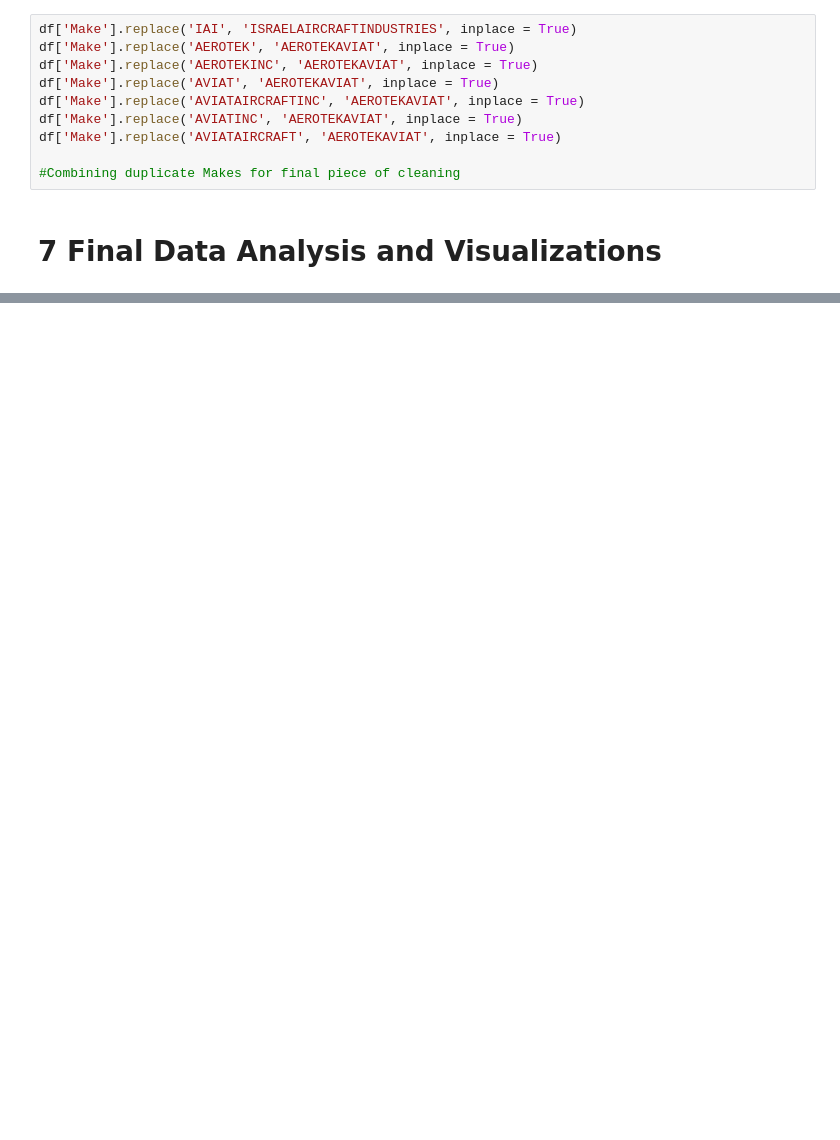
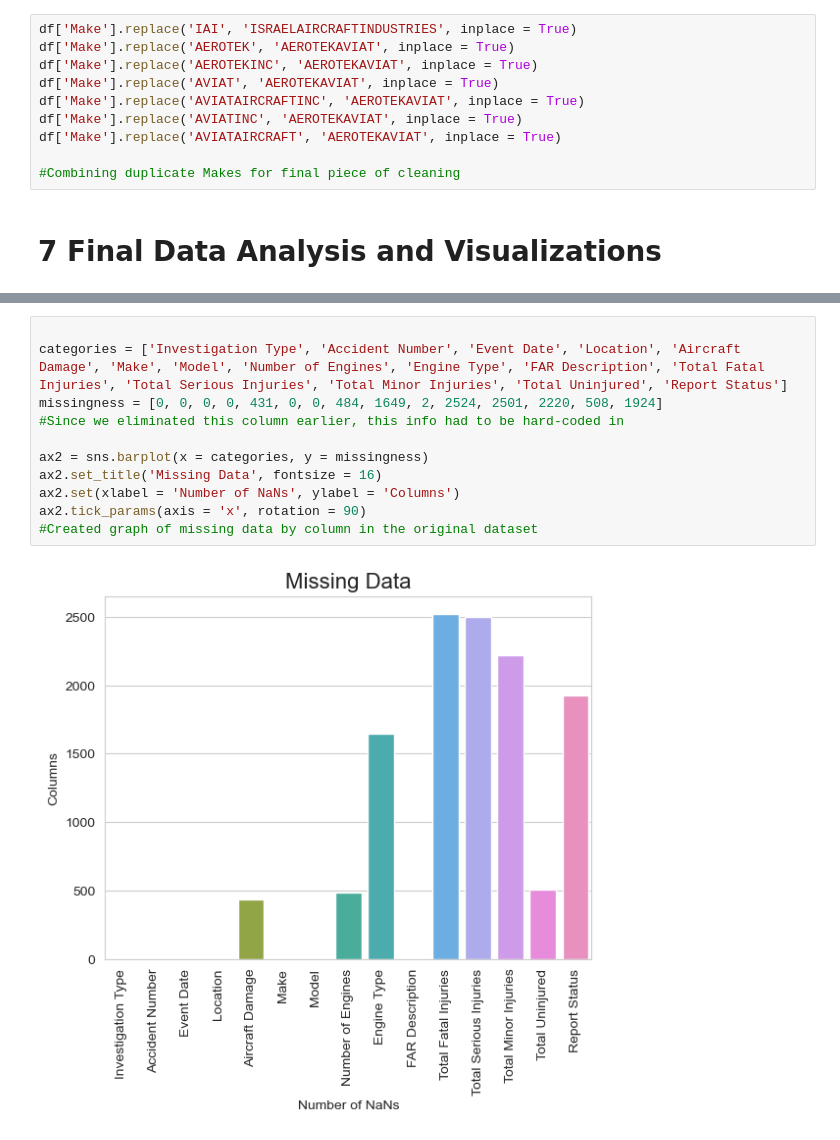
Before and after one commit to Bekahlmc/Ranking-Safest-Private-Planes, a Jupyter notebook: Ranking_Safest_Private_Planes.ipynb, the cells around one changed output, grey strips where cells are left out. Drawn from its saved outputs; the diff is of its cells as text; blank space fills up the shorter version.

```diff
--- a/Ranking_Safest_Private_Planes.ipynb
+++ b/Ranking_Safest_Private_Planes.ipynb
@@ -808,0 +869,13 @@ Name: Accident Number, dtype: object
+# %%
+
+categories = ['Investigation Type', 'Accident Number', 'Event Date', 'Location', 'Aircraft Damage', 'Make', 'Model', 'Number of Engines', 'Engine Type', 'FAR Description', 'Total Fatal Injuries', 'Total Serious Injuries', 'Total Minor Injuries', 'Total Uninjured', 'Report Status']
+missingness = [0, 0, 0, 0, 431, 0, 0, 484, 1649, 2, 2524, 2501, 2220, 508, 1924]
+#Since we eliminated this column earlier, this info had to be hard-coded in
+
+ax2 = sns.barplot(x = categories, y = missingness)
+ax2.set_title('Missing Data', fontsize = 16)
+ax2.set(xlabel = 'Number of NaNs', ylabel = 'Columns')
+ax2.tick_params(axis = 'x', rotation = 90)
+#Created graph of missing data by column in the original dataset
+# %% [output]
+[figure, added]
```
Also changed, not shown: parts of 10 cells of this notebook.
